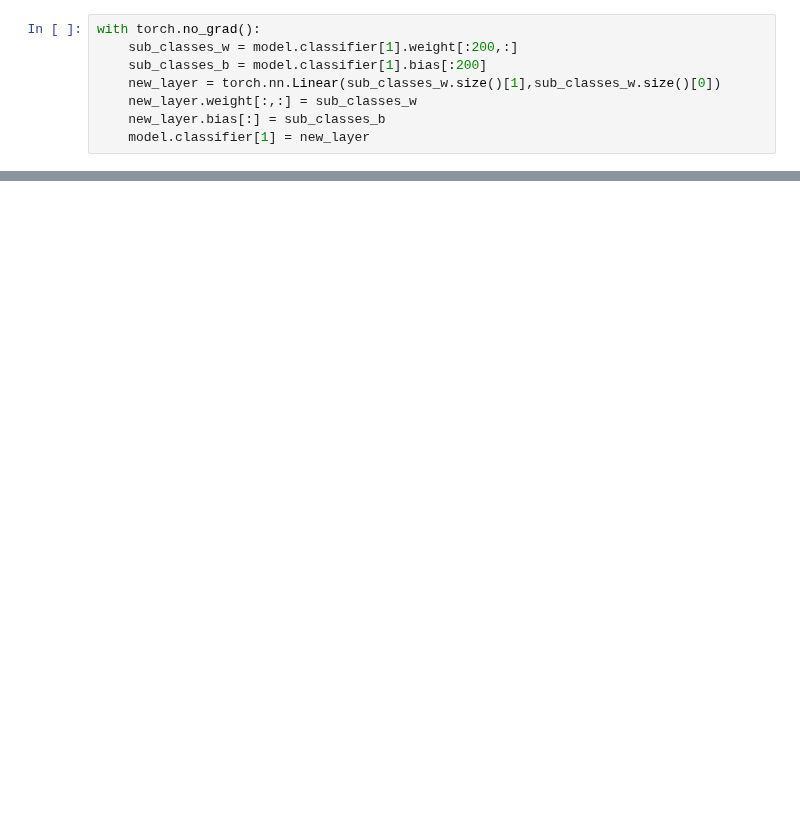
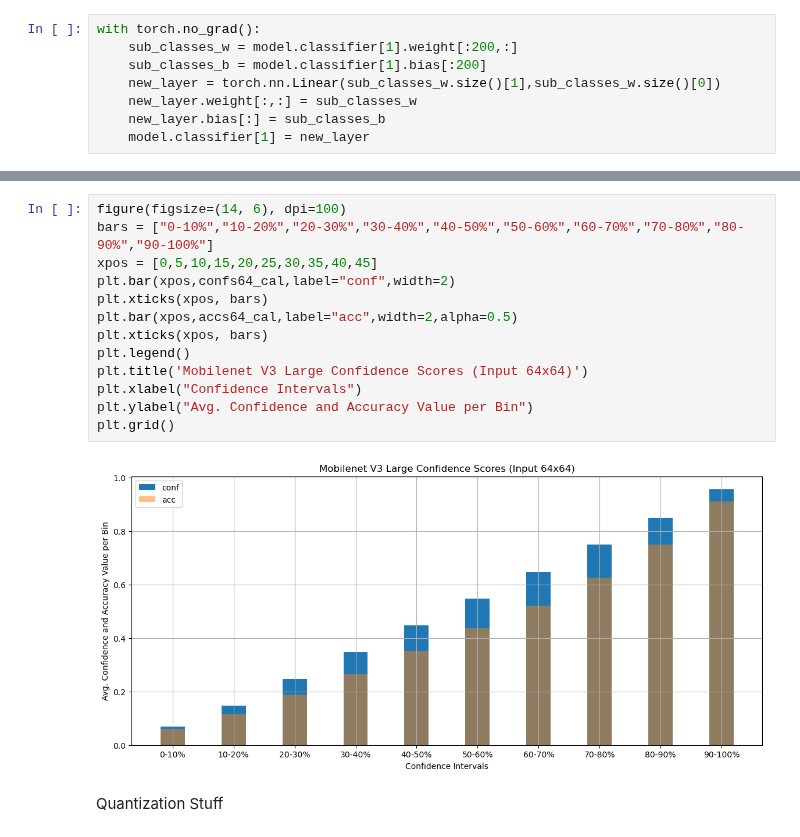
Before and after one commit to Geffen-Cooper/continual_learning_playground, a Jupyter notebook: src/learning_fast/train_tiny_imagenet/scratch.ipynb, the cells around one changed output, grey strips where cells are left out. Cells and saved outputs as stored; diff of their text form; blank space fills up the shorter version.

```diff
--- a/src/learning_fast/train_tiny_imagenet/scratch.ipynb
+++ b/src/learning_fast/train_tiny_imagenet/scratch.ipynb
@@ -65,0 +377,17 @@ KeyboardInterrupt:
+# %%
+figure(figsize=(14, 6), dpi=100)
+bars = ["0-10%","10-20%","20-30%","30-40%","40-50%","50-60%","60-70%","70-80%","80-90%","90-100%"]
+xpos = [0,5,10,15,20,25,30,35,40,45]
+plt.bar(xpos,confs64_cal,label="conf",width=2)
+plt.xticks(xpos, bars)
+plt.bar(xpos,accs64_cal,label="acc",width=2,alpha=0.5)
+plt.xticks(xpos, bars)
+plt.legend()
+plt.title('Mobilenet V3 Large Confidence Scores (Input 64x64)')
+plt.xlabel("Confidence Intervals")
+plt.ylabel("Avg. Confidence and Accuracy Value per Bin")
+plt.grid()
+# %% [output]
+[figure, added]
+# %% [markdown]
+Quantization Stuff
```
Also changed, not shown: parts of 27 cells of this notebook, 14 other files.
